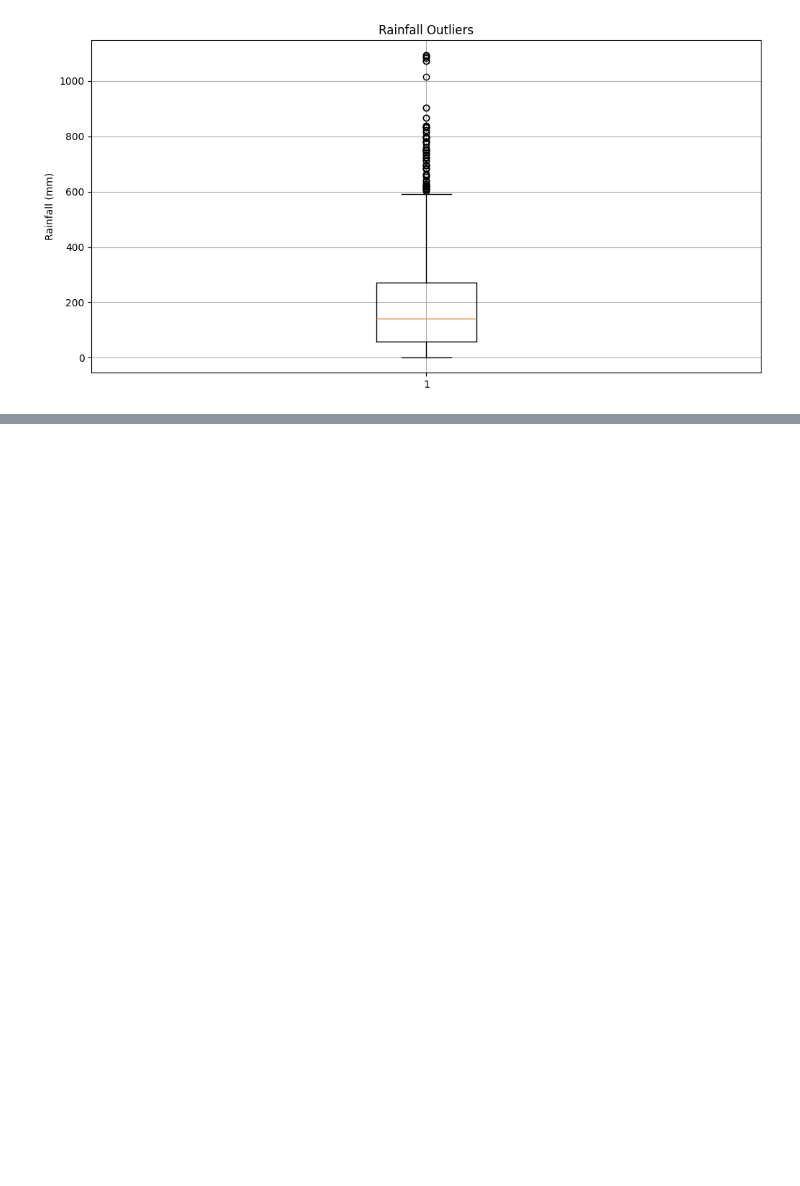
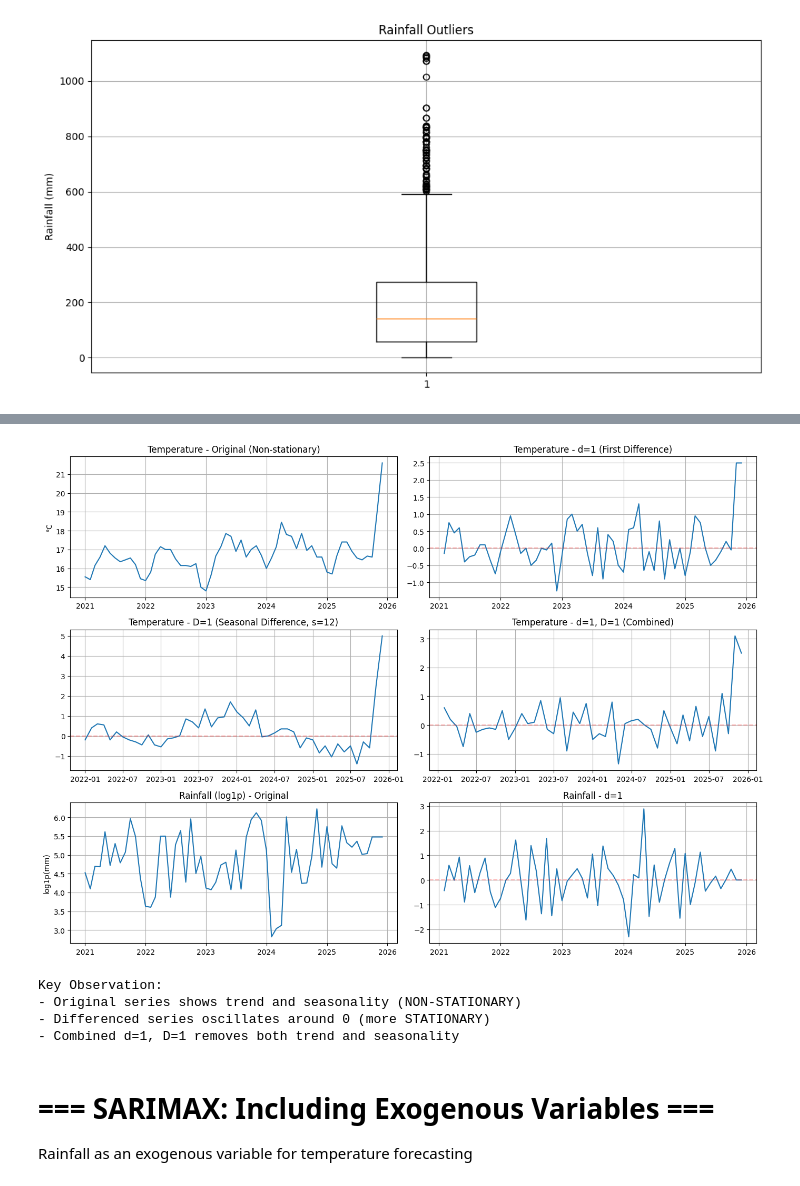
Before and after one commit to graphceylon/graphCeylon-API, a Jupyter notebook: models/recommender_service/sarima_temperature_forecasting.ipynb, the cells around one changed output, grey strips where cells are left out. Cells and saved outputs as stored; diff of their text form; code cells hidden in the pictures; blank space fills up the shorter version.

```diff
--- a/models/recommender_service/sarima_temperature_forecasting.ipynb
+++ b/models/recommender_service/sarima_temperature_forecasting.ipynb
@@ -793,0 +923,48 @@ plt.show()
+# %%
+# %%
+# === VISUAL COMPARISON: Original vs Differenced Series ===
+
+fig, axes = plt.subplots(3, 2, figsize=(14, 10))
+
+# Temperature series
+axes[0, 0].plot(ts)
+axes[0, 0].set_title(f'Temperature - Original (Non-stationary)')
+axes[0, 0].set_ylabel('°C')
+
+axes[0, 1].plot(ts_diff1)
+axes[0, 1].set_title(f'Temperature - d=1 (First Difference)')
+axes[0, 1].axhline(y=0, color='r', linestyle='--', alpha=0.3)
+
+axes[1, 0].plot(ts_sdiff12)
+axes[1, 0].set_title(f'Temperature - D=1 (Seasonal Difference, s=12)')
+axes[1, 0].axhline(y=0, color='r', linestyle='--', alpha=0.3)
+
+axes[1, 1].plot(ts_both_diff)
+axes[1, 1].set_title(f'Temperature - d=1, D=1 (Combined)')
+axes[1, 1].axhline(y=0, color='r', linestyle='--', alpha=0.3)
+
+# Rainfall series
+axes[2, 0].plot(ts_log_rain)
+axes[2, 0].set_title(f'Rainfall (log1p) - Original')
+axes[2, 0].set_ylabel('log1p(mm)')
+
+axes[2, 1].plot(rain_diff1)
+axes[2, 1].set_title(f'Rainfall - d=1')
+axes[2, 1].axhline(y=0, color='r', linestyle='--', alpha=0.3)
+
+plt.tight_layout()
+plt.show()
+
+print("\nKey Observation:")
+print("- Original series shows trend and seasonality (NON-STATIONARY)")
+print("- Differenced series oscillates around 0 (more STATIONARY)")
+print("- Combined d=1, D=1 removes both trend and seasonality")
+# %% [output]
+[figure, added]
+Key Observation:
+- Original series shows trend and seasonality (NON-STATIONARY)
+- Differenced series oscillates around 0 (more STATIONARY)
+- Combined d=1, D=1 removes both trend and seasonality
+# %% [markdown]
+# === SARIMAX: Including Exogenous Variables ===
+Rainfall as an exogenous variable for temperature forecasting
```
Also changed, not shown: parts of 23 cells of this notebook, 4 other files.
